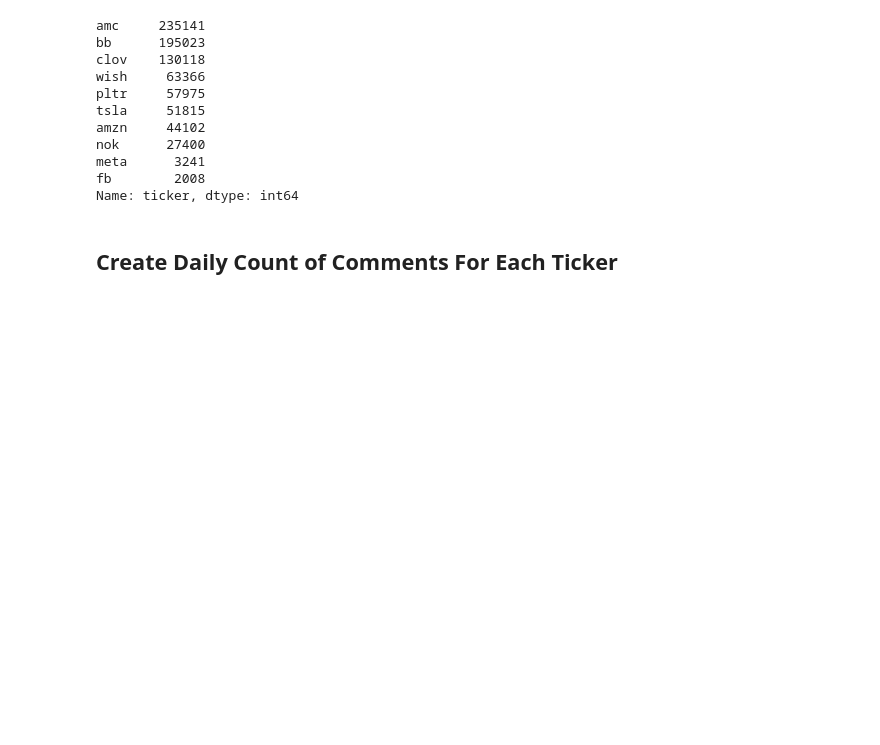
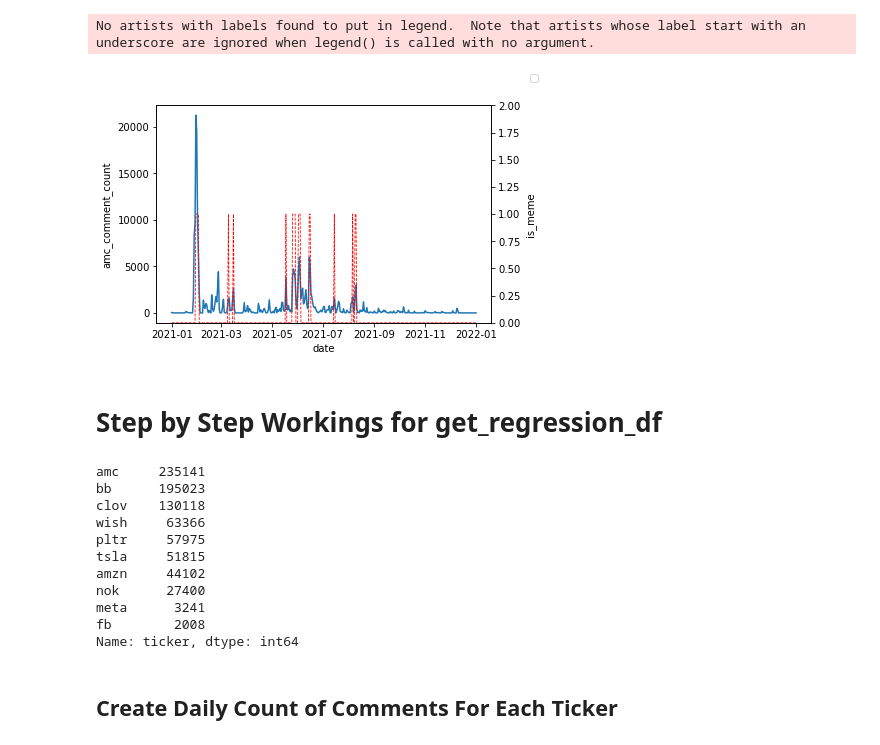
Before and after one commit to rachelsng/WallStreetBets-Sentiment, a Jupyter notebook: 3. Stock Price Regression/Regression.ipynb, the cells around one changed output. Cells and saved outputs as stored; diff of their text form; code cells hidden in the pictures; blank space fills up the shorter version.

Commit message:
updated regression code

```diff
--- a/3. Stock Price Regression/Regression.ipynb
+++ b/3. Stock Price Regression/Regression.ipynb
@@ -16,0 +95,10 @@ warnings.filterwarnings('ignore')
+# %%
+# Set all parameters here
+comments = pd.read_csv('comments_preprocessed_assigned.csv')
+fin_data = pd.read_csv('AMC_2021.csv')
+
+# Call function to get regression df
+df = get_regression_df(ticker_name = 'amc',
+                       comments = comments,
+                       fin_data = fin_data)
+df.head()
@@ -17,3 +113,18 @@ warnings.filterwarnings('ignore')
+# %%
+# Check graph
+ticker = 'amc'
+
+ax = sns.lineplot(x = 'date', y = '{}_comment_count'.format(ticker), data = df, legend='auto')
+ax2 = ax.twinx()
+sns.lineplot(x = 'date', y = 'is_meme', data = df, legend='auto', color = 'red', linestyle="dashed", linewidth = 0.8)
+ax.figure.legend()
+plt.ylim(0,2)
+plt.show()
+# %% [output]
+No artists with labels found to put in legend.  Note that artists whose label start with an underscore are ignored when legend() is called with no argument.
+[figure, added]
+# %% [markdown]
+# Step by Step Workings for get_regression_df
 # %%
 stocks = ['amc', 'bb', 'clov', 'wish', 'pltr', 'tsla', 'amzn', 'nok', 'meta', 'fb']
 # %%
```
Also changed, not shown: parts of 10 cells of this notebook.
